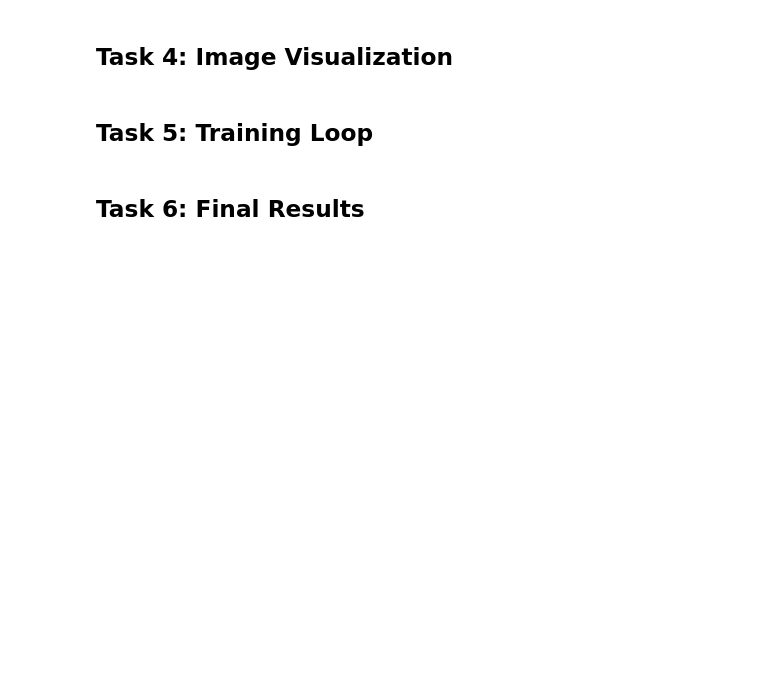
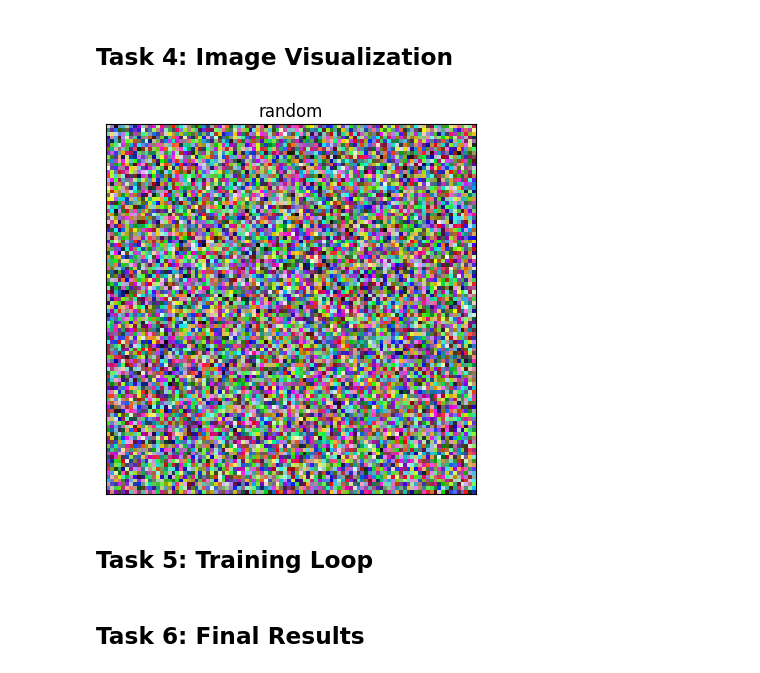
Before and after one commit to cppTerminal/ML_Algorithms, a Jupyter notebook: Visualizing_Filters_of_a_CNN_Starter.ipynb, the cells around one changed output. Drawn from its saved outputs; the diff is of its cells as text; code cells hidden in the pictures; blank space fills up the shorter version.

Commit message:
VisualizeCNN filter

```diff
--- a/Visualizing_Filters_of_a_CNN_Starter.ipynb
+++ b/Visualizing_Filters_of_a_CNN_Starter.ipynb
@@ -17,4 +71,21 @@ print('Tensorflow version', tf.__version__)
 # %% [markdown]
 ## Task 4: Image Visualization
+# %%
+def create_image():
+  return tf.random.uniform((96, 96, 3))
+
+def plot_image(image_tensor, title='random'):
+  image_tensor = image_tensor - tf.math.reduce_min(image_tensor)
+  image_tensor = image_tensor / tf.math.reduce_max(image_tensor)
+  plt.imshow(image_tensor)
+  plt.xticks([])
+  plt.yticks([])
+  plt.title(title)
+  plt.show()
+# %%
+image = create_image()
+plot_image(image)
+# %% [output]
+[figure, added]
 # %% [markdown]
 ## Task 5: Training Loop
```
Also changed, not shown: parts of 6 cells of this notebook.
